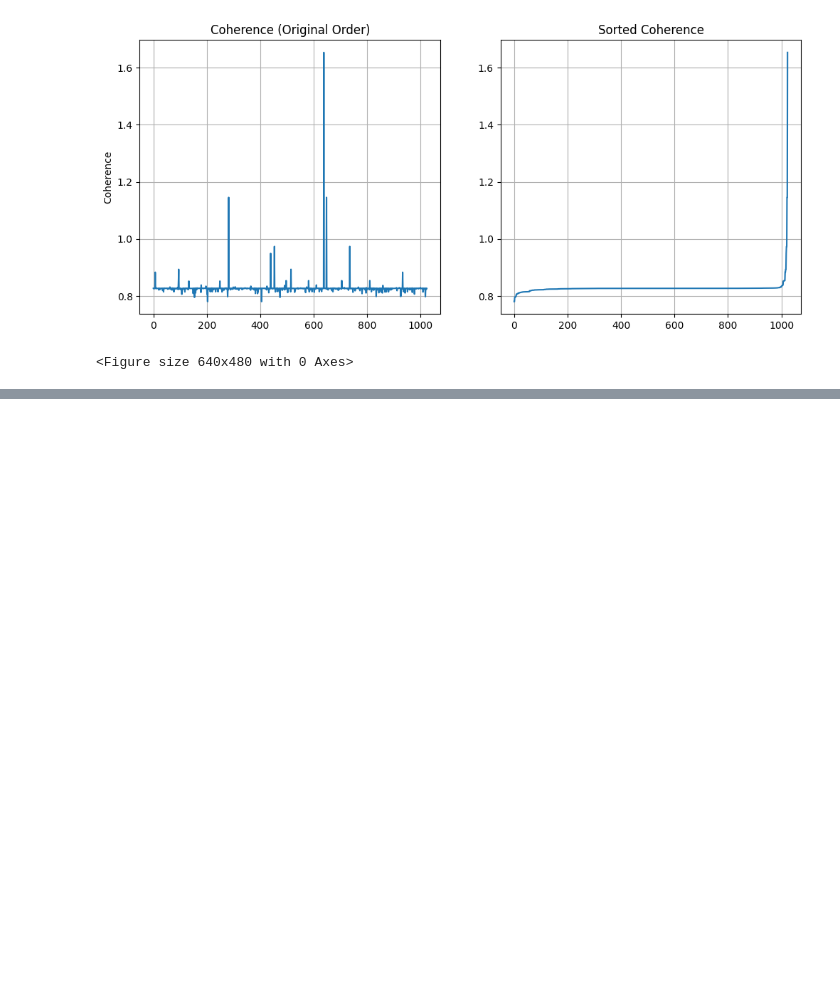
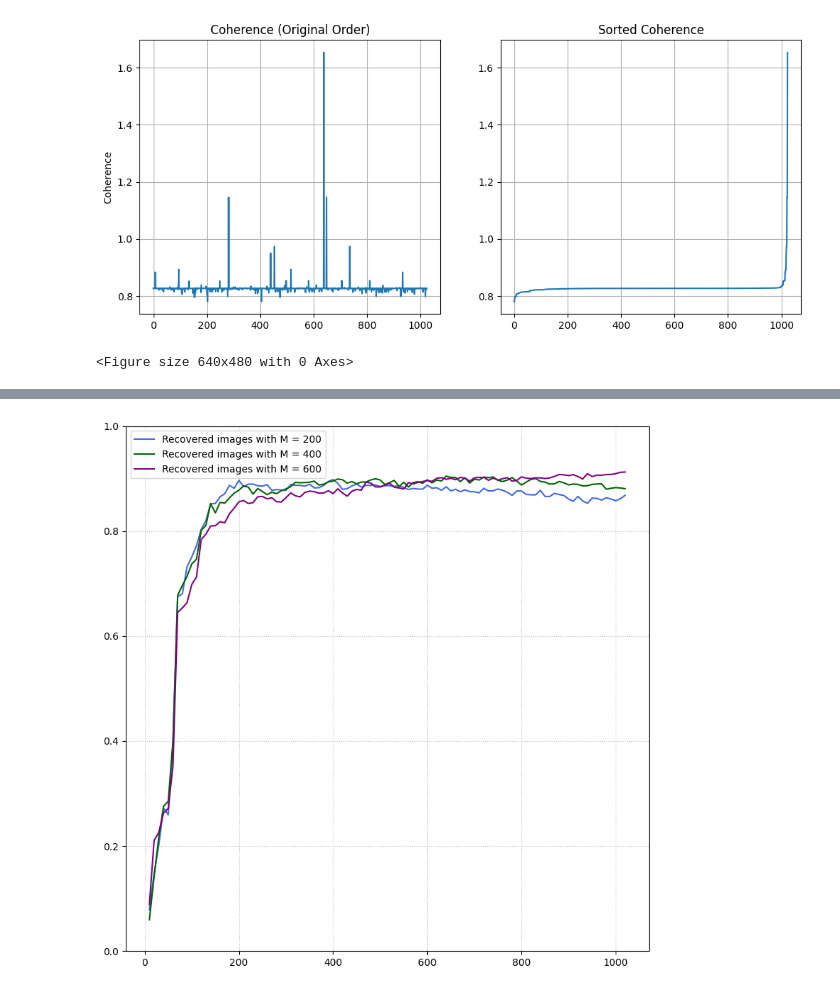
Before and after one commit to arkwen/ARMIMP-report, a Jupyter notebook: SPC_classifier.ipynb, the cells around one changed output, grey strips where cells are left out. Cells and saved outputs as stored; diff of their text form; code cells hidden in the pictures; blank space fills up the shorter version.

```diff
--- a/SPC_classifier.ipynb
+++ b/SPC_classifier.ipynb
@@ -1010,0 +1015,18 @@ Accuracy: 0.8560     Precision: 0.8677       Recall: 0.8553       F1: 0.8572
+# %%
+''' All plots on one figure '''
+
+model_vector = MLP().to(device)
+model_vector = torch.load('Model vector.pth', weights_only = False)
+#f1_vector = analyze_model_accuracy(model_vector,show_plot = False, vector_output = True)['f1']
+
+model_200 = MLP().to(device)
+model_200 = torch.load('Model for M = 200.pth', weights_only = False)
+f1_200 = analyze_model_accuracy(model_200, show_plot = False)['f1']
+
+model_400 = MLP().to(device)
+model_400 = torch.load('Model for M = 400.pth', weights_only = False)
+f1_400 = analyze_model_accuracy(model_400, show_plot = False)['f1']
+
+model_600 = MLP().to(device)
+model_600 = torch.load('Model for M = 600.pth', weights_only = False)
+f1_600 = analyze_model_accuracy(model_600, show_plot = False)['f1']
@@ -1010,0 +1059,11 @@ Accuracy: 0.8560     Precision: 0.8677       Recall: 0.8553       F1: 0.8572
+# %%
+plt.figure(figsize=(8, 8))
+plt.plot(MEASUREMENTS, f1_200, label = 'Recovered images with M = 200', c = 'royalblue')
+plt.plot(MEASUREMENTS, f1_400, label = 'Recovered images with M = 400', c = 'darkgreen')
+plt.plot(MEASUREMENTS, f1_600, label = 'Recovered images with M = 600', c = 'purple')
+plt.legend()
+plt.grid(True, linestyle=':', alpha=0.8)
+plt.ylim(0,1)
+plt.tight_layout()
+# %% [output]
+[figure, added]
```
Also changed, not shown: parts of 17 cells of this notebook, 4 other files.
